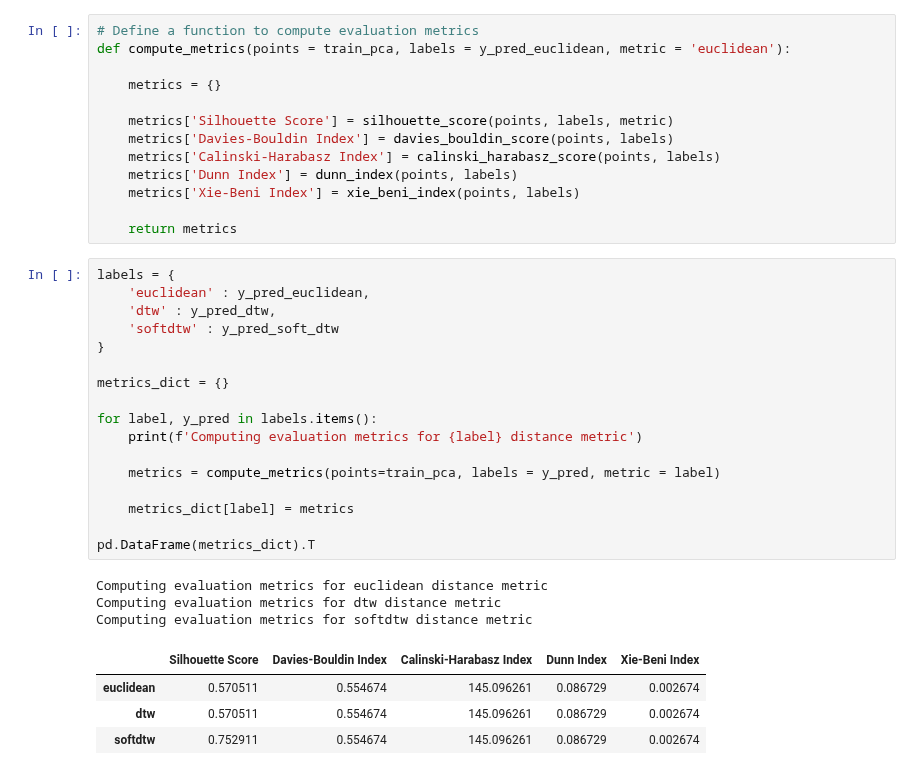
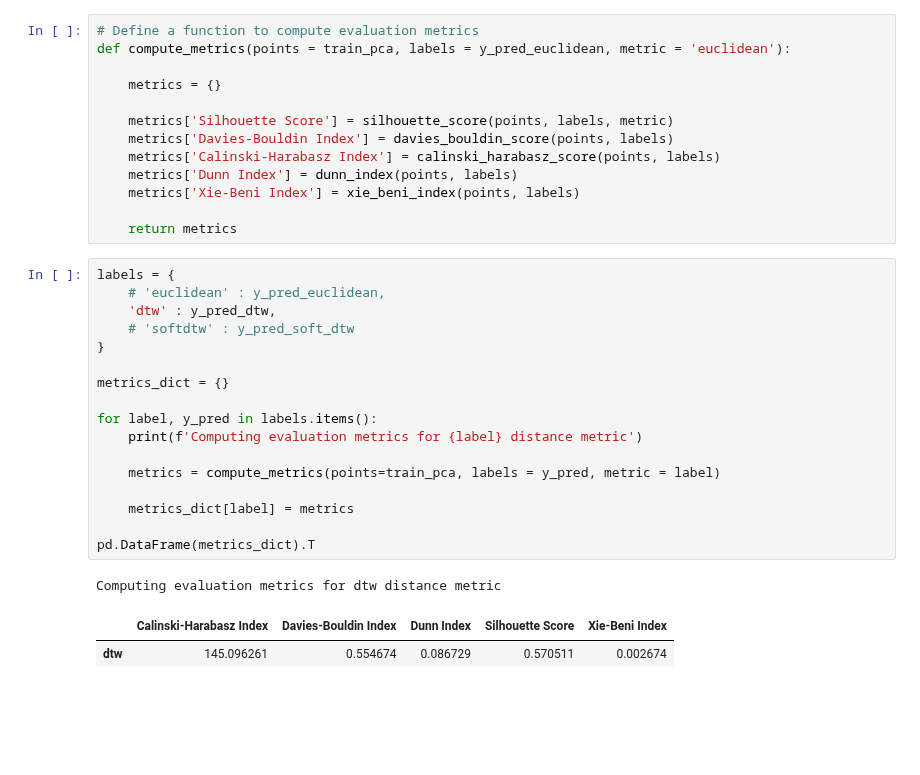
Before and after one commit to sarabreu/thesis_dev, a Jupyter notebook: 5_time_series_clustering/all_imp_vars/clean_wind.ipynb, the cells around one changed output. Drawn from its saved outputs; the diff is of its cells as text; blank space fills up the shorter version.

```diff
--- a/5_time_series_clustering/all_imp_vars/clean_wind.ipynb
+++ b/5_time_series_clustering/all_imp_vars/clean_wind.ipynb
@@ -879,29 +885,25 @@ def compute_metrics(points = train_pca, labels = y_pred_euclidean, metric = 'euc
     return metrics
 # %%
 labels = {
-    'euclidean' : y_pred_euclidean,
+    # 'euclidean' : y_pred_euclidean,
     'dtw' : y_pred_dtw,
-    'softdtw' : y_pred_soft_dtw
+    # 'softdtw' : y_pred_soft_dtw
 }
 
 metrics_dict = {}
 
 for label, y_pred in labels.items():
     print(f'Computing evaluation metrics for {label} distance metric')
 
     metrics = compute_metrics(points=train_pca, labels = y_pred, metric = label)
 
     metrics_dict[label] = metrics
 
 pd.DataFrame(metrics_dict).T
 # %% [output]
-Computing evaluation metrics for euclidean distance metric
 Computing evaluation metrics for dtw distance metric
-Computing evaluation metrics for softdtw distance metric
-|  | Silhouette Score | Davies-Bouldin Index | Calinski-Harabasz Index | Dunn Index | Xie-Beni Index |
-| euclidean | 0.570511 | 0.554674 | 145.096261 | 0.086729 | 0.002674 |
-| dtw | 0.570511 | 0.554674 | 145.096261 | 0.086729 | 0.002674 |
-| softdtw | 0.752911 | 0.554674 | 145.096261 | 0.086729 | 0.002674 |
+|  | Calinski-Harabasz Index | Davies-Bouldin Index | Dunn Index | Silhouette Score | Xie-Beni Index |
+| dtw | 145.096261 | 0.554674 | 0.086729 | 0.570511 | 0.002674 |
 # %%
 metrics = compute_metrics(points=train_pca, labels = cluster_df_som['Cluster'], metric = 'dtw')
 
```
Also changed, not shown: parts of 9 cells of this notebook, 2 other files.
